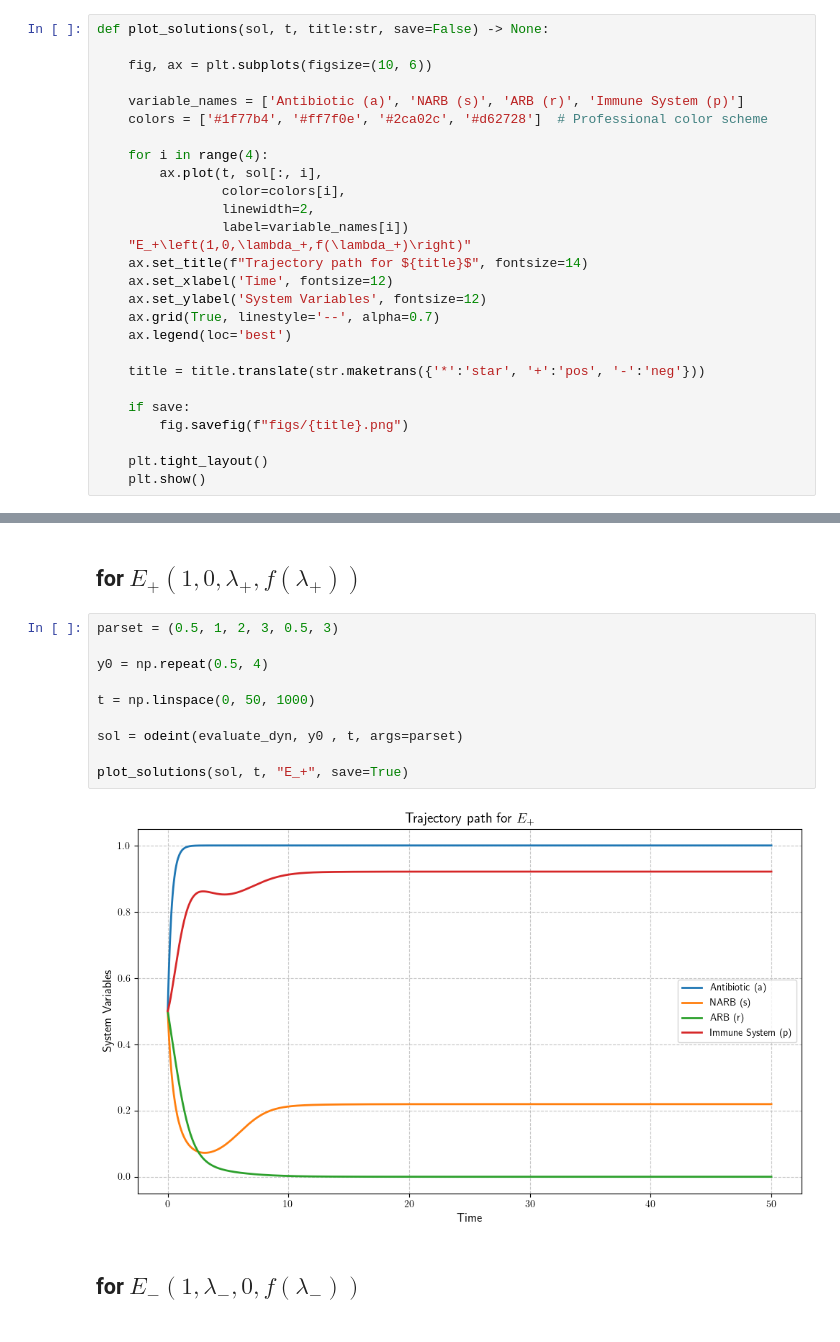
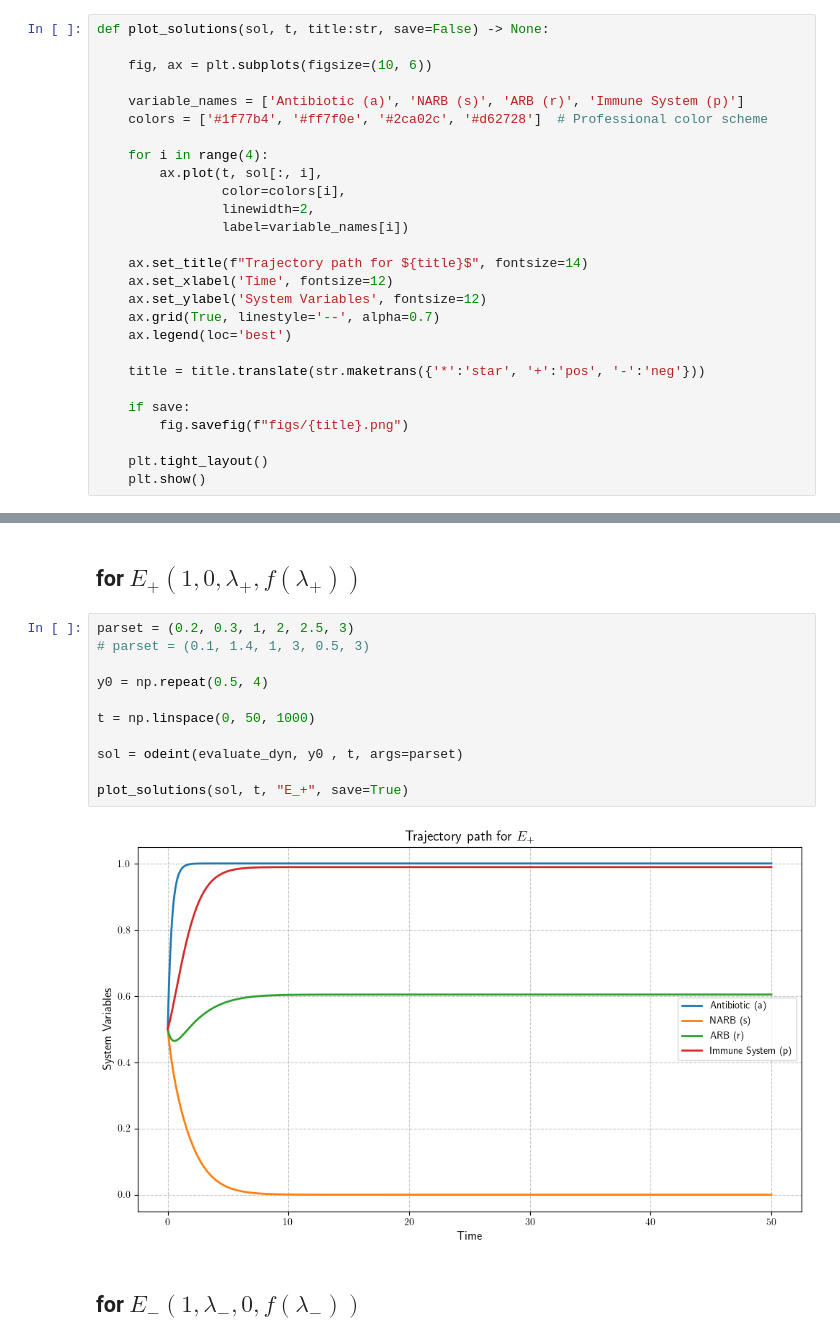
Before and after one commit to 3oop/bacterial-dynamics-project, a Jupyter notebook: Code/gut.ipynb, the cells around one changed output, grey strips where cells are left out. Drawn from its saved outputs; the diff is of its cells as text.

Commit message:
figs and plots fixed

```diff
--- a/Code/gut.ipynb
+++ b/Code/gut.ipynb
@@ -72,7 +72,7 @@ def plot_solutions(sol, t, title:str, save=False) -> None:
                 color=colors[i],
                 linewidth=2,
                 label=variable_names[i])
-    "E_+\left(1,0,\lambda_+,f(\lambda_+)\right)"
+
     ax.set_title(f"Trajectory path for ${title}$", fontsize=14)
     ax.set_xlabel('Time', fontsize=12)
     ax.set_ylabel('System Variables', fontsize=12)
@@ -107,17 +107,18 @@ plot_solutions(sol, t, "E_1",save=True)
 # %% [markdown]
 ## for $E_+\left(1,0,\lambda_+,f(\lambda_+)\right)$
 # %%
-parset = (0.5, 1, 2, 3, 0.5, 3)
+parset = (0.2, 0.3, 1, 2, 2.5, 3)
+# parset = (0.1, 1.4, 1, 3, 0.5, 3)
 
 y0 = np.repeat(0.5, 4)
 
 t = np.linspace(0, 50, 1000)
 
 sol = odeint(evaluate_dyn, y0 , t, args=parset)
 
 plot_solutions(sol, t, "E_+", save=True)
 # %% [output]
-[figure, old version]
+[figure, new version]
 # %% [markdown]
 ## for $E_-\left(1, \lambda_- , 0 , f(\lambda_-) \right)$
 # %%
```
Also changed, not shown: parts of 2 cells of this notebook, 6 other files.
